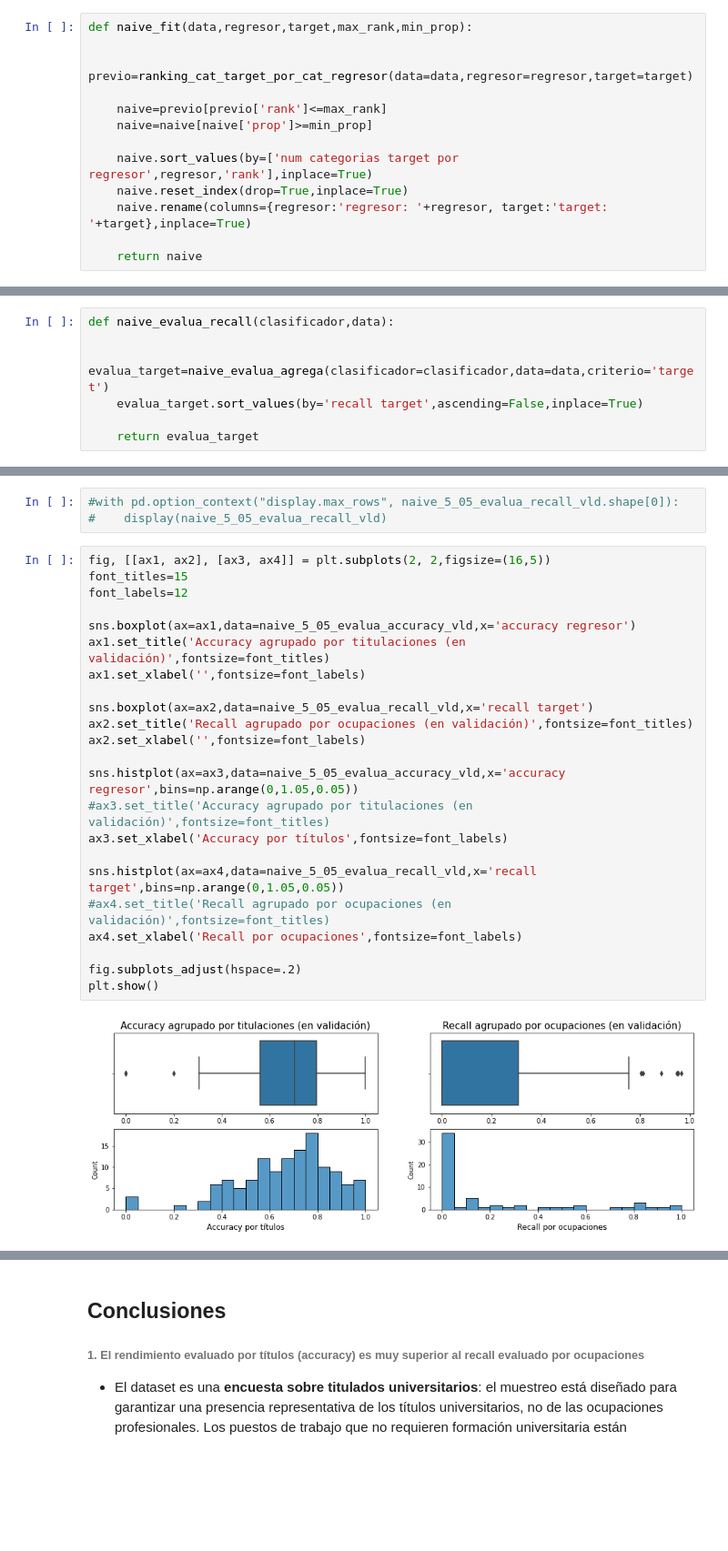
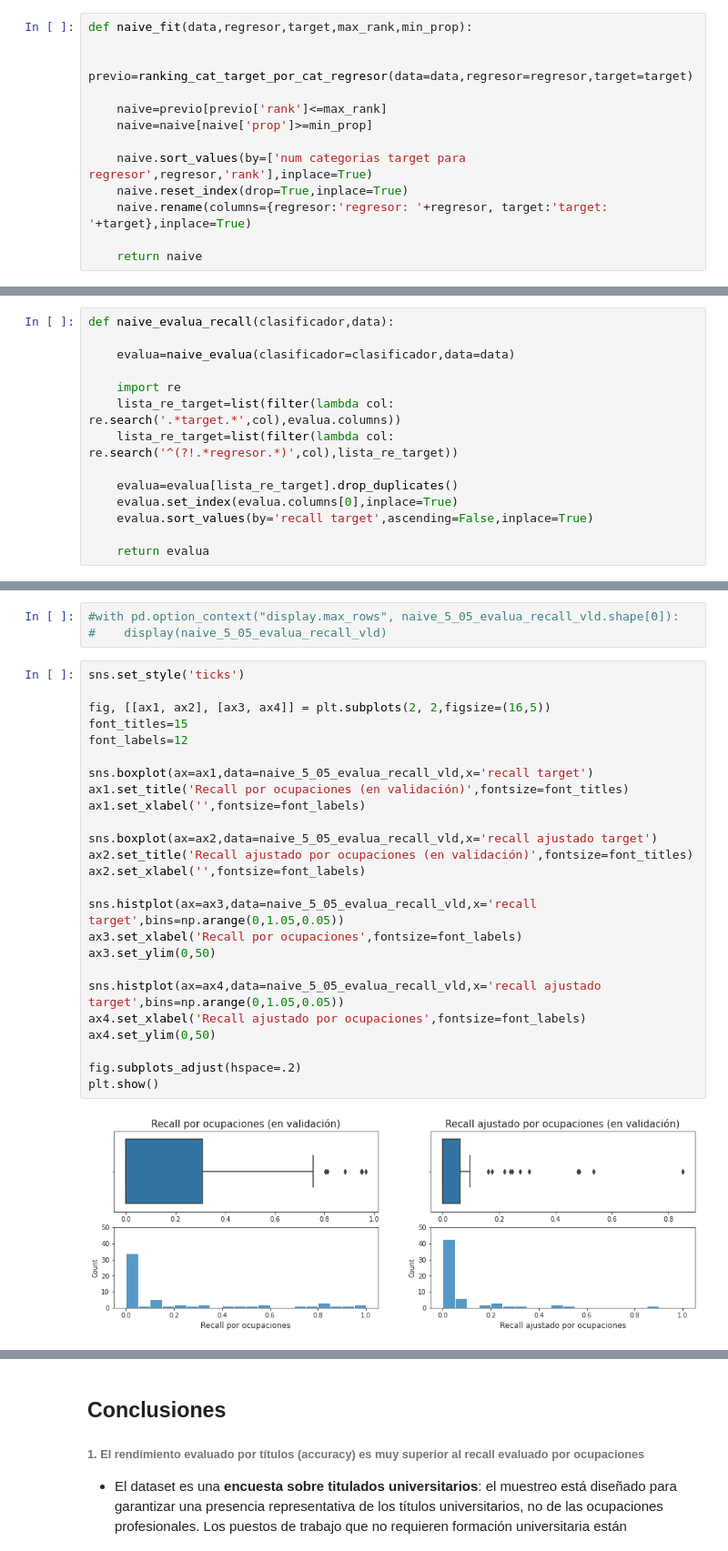
Before and after one commit to bdeotto/KSchool_TFM, a Jupyter notebook: naive_benchmark.ipynb, the cells around one changed output, grey strips where cells are left out. Shown: that part at 91% size. Drawn from its saved outputs; the diff is of its cells as text; blank space fills up the shorter version.

```diff
--- a/naive_benchmark.ipynb
+++ b/naive_benchmark.ipynb
@@ -406,7 +407,7 @@ def naive_fit(data,regresor,target,max_rank,min_prop):
     naive=previo[previo['rank']<=max_rank]
     naive=naive[naive['prop']>=min_prop]
 
-    naive.sort_values(by=['num categorias target por regresor',regresor,'rank'],inplace=True)
+    naive.sort_values(by=['num categorias target para regresor',regresor,'rank'],inplace=True)
     naive.reset_index(drop=True,inplace=True)
     naive.rename(columns={regresor:'regresor: '+regresor, target:'target: '+target},inplace=True)
 
@@ -657,9 +691,2 @@ def naive_evalua_accuracy(clasificador,data):
-# %%
-def naive_evalua_recall(clasificador,data):
-
-    evalua_target=naive_evalua_agrega(clasificador=clasificador,data=data,criterio='target')
-    evalua_target.sort_values(by='recall target',ascending=False,inplace=True)
-
-    return evalua_target
 # %%
 naive_5_05_evalua_accuracy_vld=naive_evalua_accuracy(clasificador=naive_5_05_train,data=df_vld)
@@ -685,2 +956,16 @@ naive_5_05_evalua_accuracy_vld.tail()
+# %%
+def naive_evalua_recall(clasificador,data):
+
+    evalua=naive_evalua(clasificador=clasificador,data=data)
+
+    import re
+    lista_re_target=list(filter(lambda col: re.search('.*target.*',col),evalua.columns))
+    lista_re_target=list(filter(lambda col: re.search('^(?!.*regresor.*)',col),lista_re_target))
+
+    evalua=evalua[lista_re_target].drop_duplicates()
+    evalua.set_index(evalua.columns[0],inplace=True)
+    evalua.sort_values(by='recall target',ascending=False,inplace=True)
+
+    return evalua
 # %%
 naive_5_05_evalua_recall_vld=naive_evalua_recall(clasificador=naive_5_05_train,data=df_vld)
@@ -707,28 +997,30 @@ naive_5_05_evalua_recall_vld.tail()
 #with pd.option_context("display.max_rows", naive_5_05_evalua_recall_vld.shape[0]):
 #    display(naive_5_05_evalua_recall_vld)
 # %%
+sns.set_style('ticks')
+
 fig, [[ax1, ax2], [ax3, ax4]] = plt.subplots(2, 2,figsize=(16,5))
 font_titles=15
 font_labels=12
 
-sns.boxplot(ax=ax1,data=naive_5_05_evalua_accuracy_vld,x='accuracy regresor')
-ax1.set_title('Accuracy agrupado por titulaciones (en validación)',fontsize=font_titles)
+sns.boxplot(ax=ax1,data=naive_5_05_evalua_recall_vld,x='recall target')
+ax1.set_title('Recall por ocupaciones (en validación)',fontsize=font_titles)
 ax1.set_xlabel('',fontsize=font_labels)
 
-sns.boxplot(ax=ax2,data=naive_5_05_evalua_recall_vld,x='recall target')
-ax2.set_title('Recall agrupado por ocupaciones (en validación)',fontsize=font_titles)
+sns.boxplot(ax=ax2,data=naive_5_05_evalua_recall_vld,x='recall ajustado target')
+ax2.set_title('Recall ajustado por ocupaciones (en validación)',fontsize=font_titles)
 ax2.set_xlabel('',fontsize=font_labels)
 
-sns.histplot(ax=ax3,data=naive_5_05_evalua_accuracy_vld,x='accuracy regresor',bins=np.arange(0,1.05,0.05))
-#ax3.set_title('Accuracy agrupado por titulaciones (en validación)',fontsize=font_titles)
-ax3.set_xlabel('Accuracy por títulos',fontsize=font_labels)
+sns.histplot(ax=ax3,data=naive_5_05_evalua_recall_vld,x='recall target',bins=np.arange(0,1.05,0.05))
+ax3.set_xlabel('Recall por ocupaciones',fontsize=font_labels)
+ax3.set_ylim(0,50)
 
-sns.histplot(ax=ax4,data=naive_5_05_evalua_recall_vld,x='recall target',bins=np.arange(0,1.05,0.05))
-#ax4.set_title('Recall agrupado por ocupaciones (en validación)',fontsize=font_titles)
-ax4.set_xlabel('Recall por ocupaciones',fontsize=font_labels)
+sns.histplot(ax=ax4,data=naive_5_05_evalua_recall_vld,x='recall ajustado target',bins=np.arange(0,1.05,0.05))
+ax4.set_xlabel('Recall ajustado por ocupaciones',fontsize=font_labels)
+ax4.set_ylim(0,50)
 
 fig.subplots_adjust(hspace=.2)
 plt.show()
 # %% [output]
-[figure, old version]
+[figure, new version]
 # %%
```
Also changed, not shown: parts of 106 cells of this notebook.
